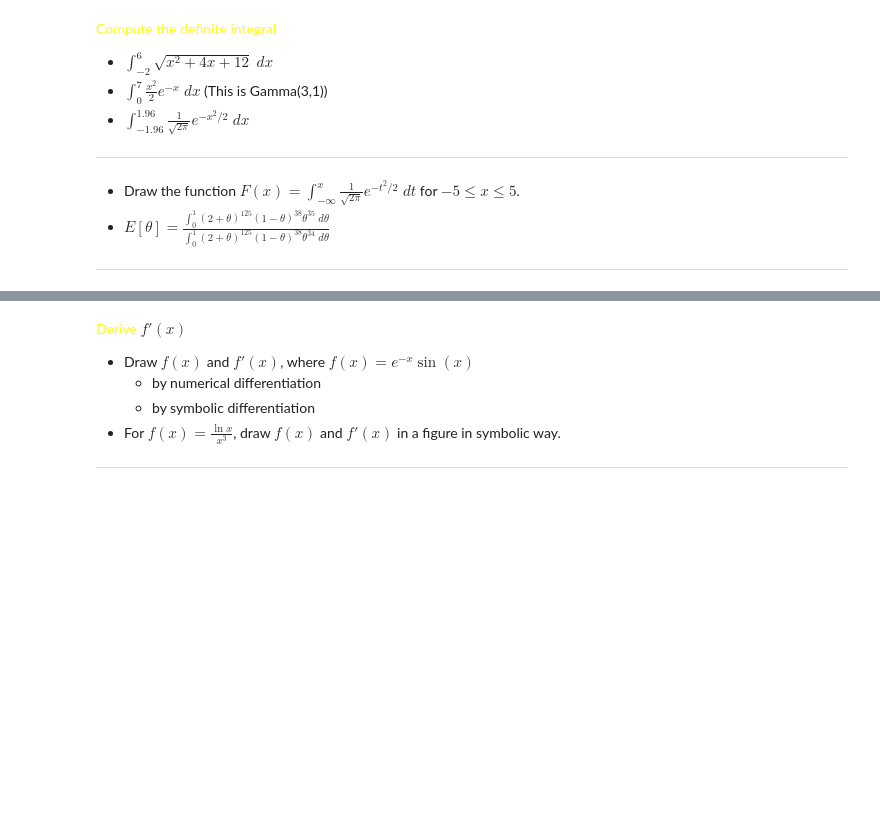
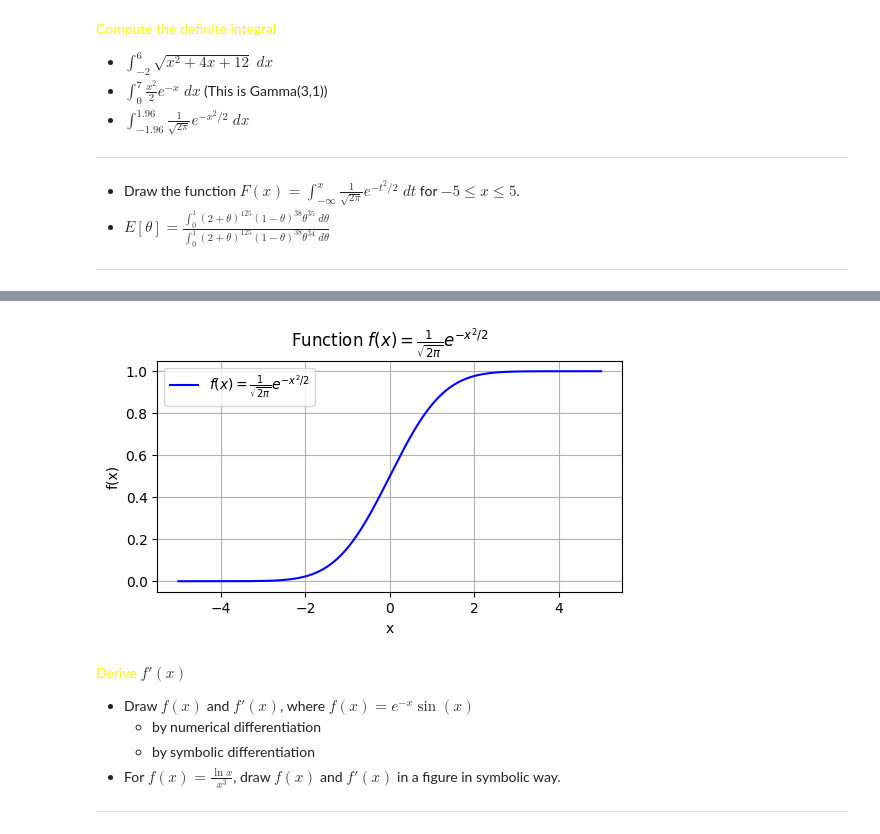
Before and after one commit to ntpuccw/InClassCoding, a Jupyter notebook: gar0916.ipynb, the cells around one changed output, grey strips where cells are left out. Cells and saved outputs as stored; diff of their text form; code cells hidden in the pictures; blank space fills up the shorter version.

```diff
--- a/gar0916.ipynb
+++ b/gar0916.ipynb
@@ -22,3 +119,33 @@ Before we dive into the main content, let's cover some essential preliminaries t
+# %%
+# Draw the function F(x) = integral of f(x) from -infinity to x
+
+import numpy as np
+from scipy import integrate
+import matplotlib.pyplot as plt
+
+# f(x) is the standard normal distribution function
+def f(x):
+    return (1/np.sqrt(2*np.pi)) * np.exp(-x**2 / 2)
+
+def F(x):
+    return integrate.quad(f, -np.inf, x)[0]
+
+
+# draw the function and the area under the curve
+plt.figure(figsize=(6, 3))
+x_plot = np.linspace(-5, 5, 400)
+
+y_plot = np.array([F(x) for x in x_plot])
+
+plt.plot(x_plot, y_plot, label=r"$f(x) = \frac{1}{\sqrt{2\pi}} e^{-x^2/2}$", color="blue")
+plt.xlabel("x")
+plt.ylabel("f(x)")
+plt.title(r"Function $f(x) = \frac{1}{\sqrt{2\pi}} e^{-x^2/2}$")
+plt.legend()
+plt.grid(True)
+plt.show()
+# %% [output]
+[figure, added]
 # %% [markdown]
 <font color=yellow>Derive</font> $f'(x)$
 
```
Also changed, not shown: parts of 10 cells of this notebook, 1 other file.
